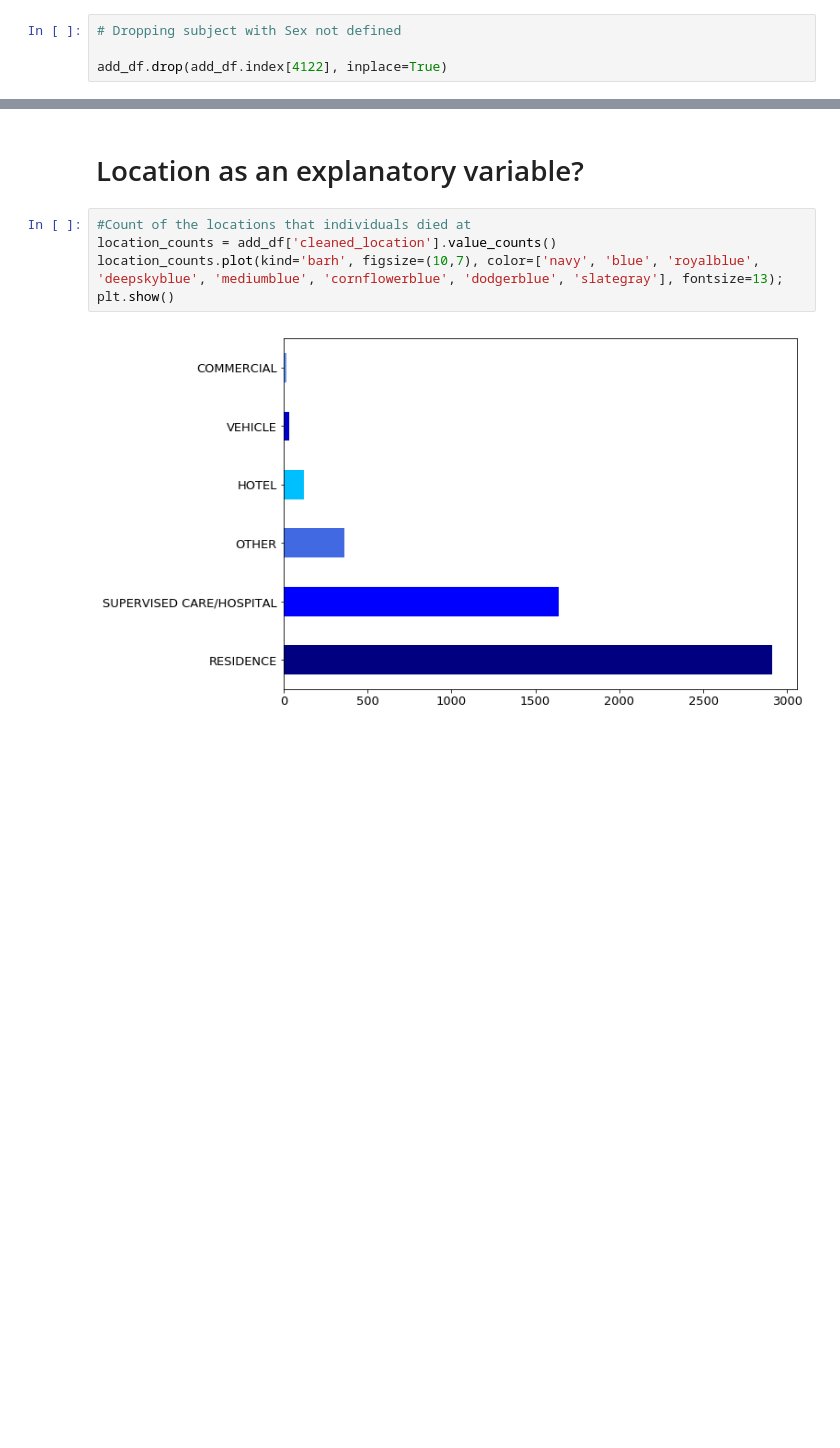
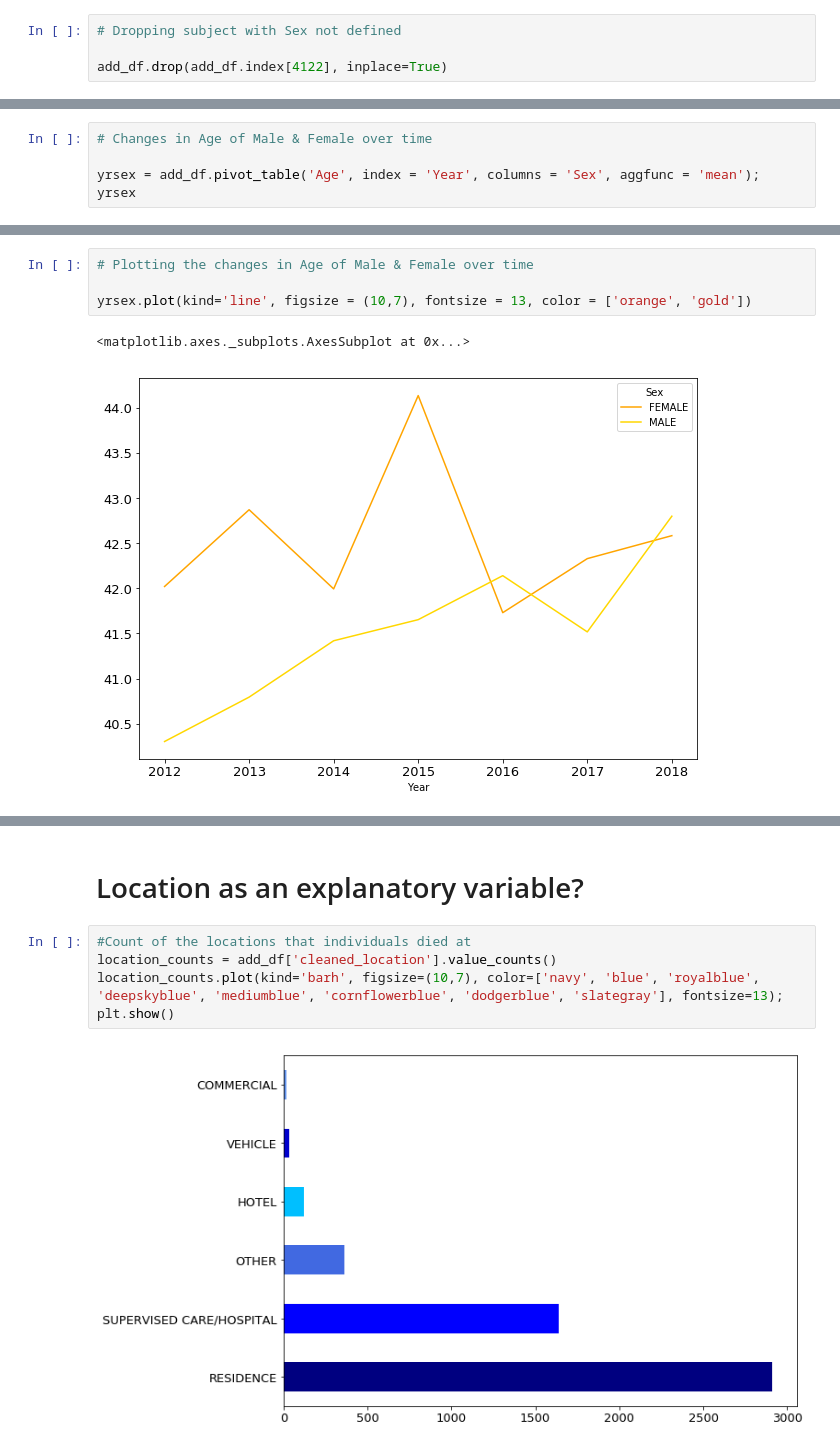
Before and after one commit to kalbond/data_science_term_project, a Jupyter notebook: notebooks/accidental_drug_related_deaths.ipynb, the cells around one changed output, grey strips where cells are left out. Cells and saved outputs as stored; diff of their text form; blank space fills up the shorter version.

```diff
--- a/notebooks/accidental_drug_related_deaths.ipynb
+++ b/notebooks/accidental_drug_related_deaths.ipynb
@@ -495,0 +491,5 @@ sex_age.plot(kind='bar', figsize = (10,7), fontsize=13, color = ['red', 'blue'])
+# %%
+# Changes in Age of Male & Female over time
+
+yrsex = add_df.pivot_table('Age', index = 'Year', columns = 'Sex', aggfunc = 'mean');
+yrsex
@@ -495,0 +506,7 @@ sex_age.plot(kind='bar', figsize = (10,7), fontsize=13, color = ['red', 'blue'])
+# %%
+# Plotting the changes in Age of Male & Female over time
+
+yrsex.plot(kind='line', figsize = (10,7), fontsize = 13, color = ['orange', 'gold'])
+# %% [output]
+<matplotlib.axes._subplots.AxesSubplot at 0x...>
+[figure, added]
```
Also changed, not shown: parts of 10 cells of this notebook.
